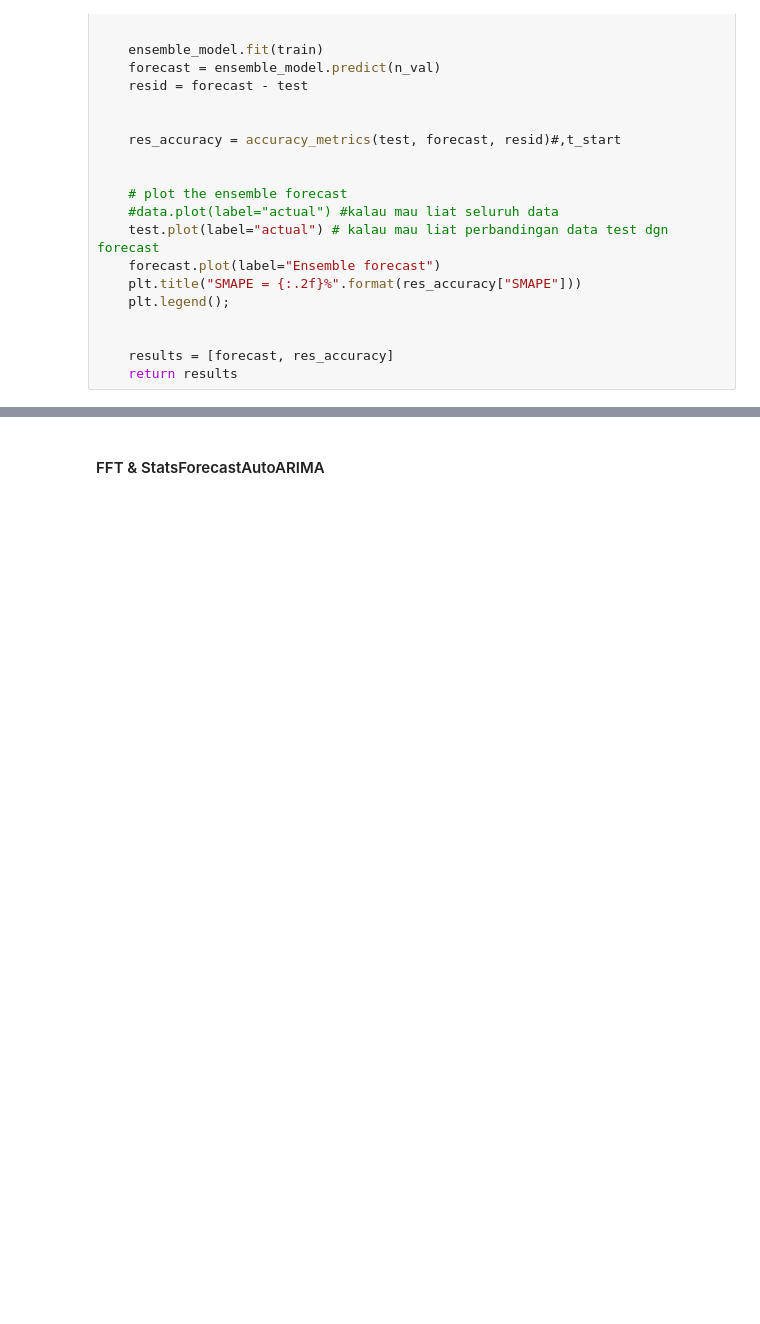
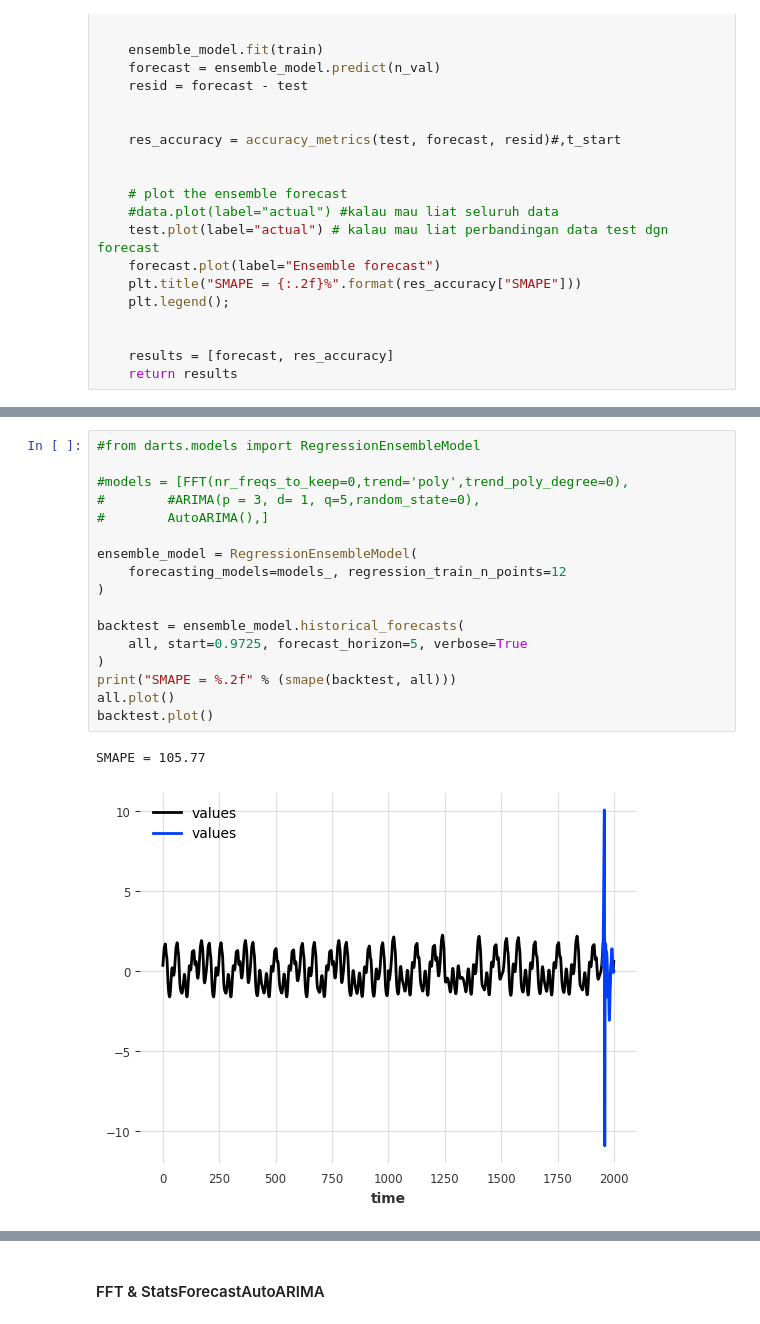
Before and after one commit to 1am-Fida/skripsi, a Jupyter notebook: Lorenz84.ipynb, the cells around one changed output, grey strips where cells are left out. Cells and saved outputs as stored; diff of their text form; blank space fills up the shorter version.

```diff
--- a/Lorenz84.ipynb
+++ b/Lorenz84.ipynb
@@ -1211,0 +1194,20 @@ res_ensemble = ensemble_eval(train,test, models2)
+# %%
+#from darts.models import RegressionEnsembleModel
+
+#models = [FFT(nr_freqs_to_keep=0,trend='poly',trend_poly_degree=0),
+#        #ARIMA(p = 3, d= 1, q=5,random_state=0),
+#        AutoARIMA(),]
+
+ensemble_model = RegressionEnsembleModel(
+    forecasting_models=models_, regression_train_n_points=12
+)
+
+backtest = ensemble_model.historical_forecasts(
+    all, start=0.9725, forecast_horizon=5, verbose=True
+)
+print("SMAPE = %.2f" % (smape(backtest, all)))
+all.plot()
+backtest.plot()
+# %% [output]
+SMAPE = 105.77
+[figure, added]
```
Also changed, not shown: parts of 107 cells of this notebook.
